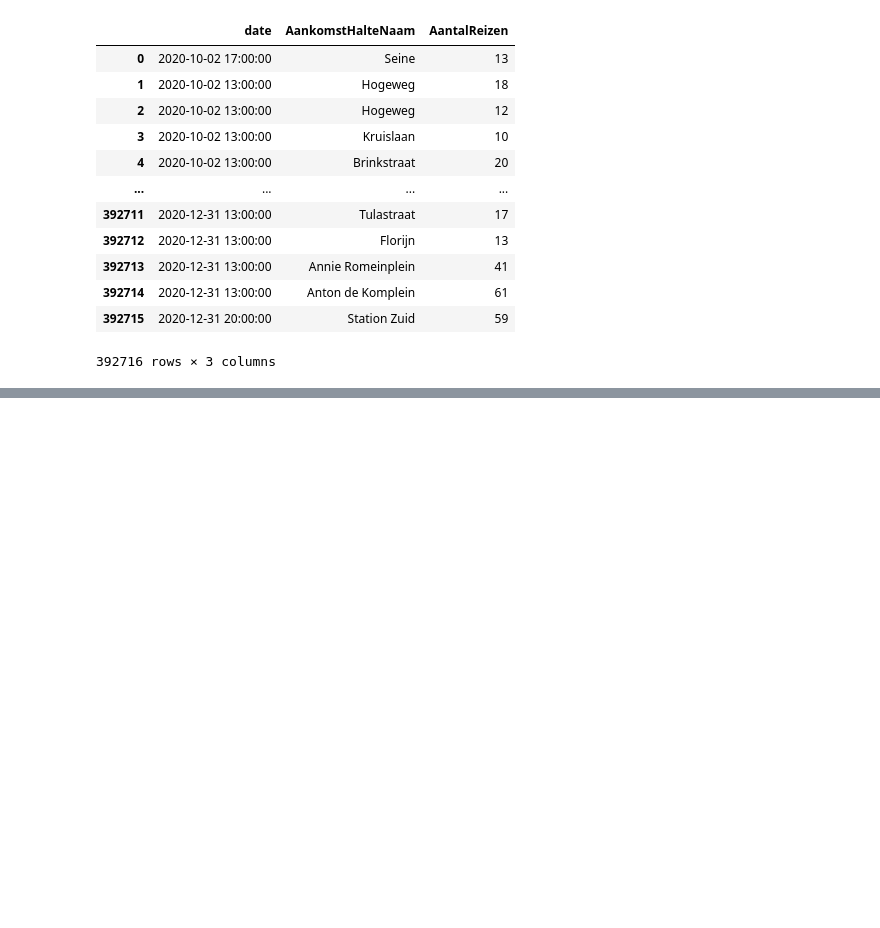
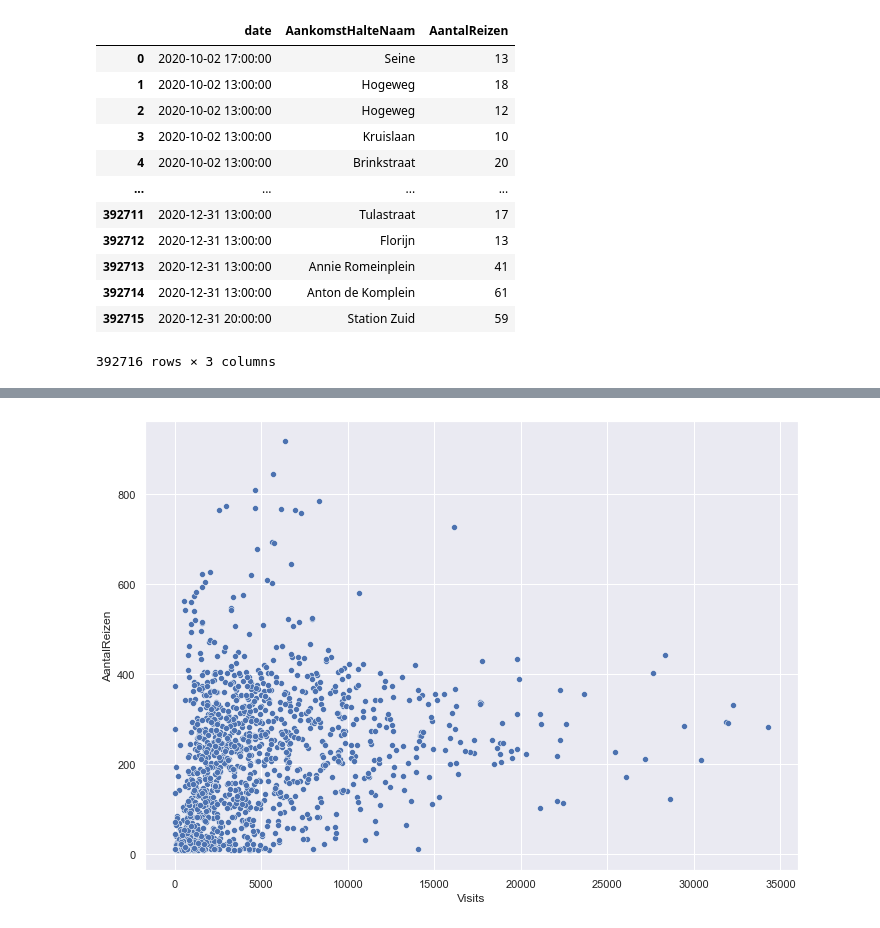
Before and after one commit to lotteph/DSP, a Jupyter notebook: GVB 2020.ipynb, the cells around one changed output, grey strips where cells are left out. Saved outputs shown, nothing was run; the diff lists cells and outputs as text; code cells hidden in the pictures; blank space fills up the shorter version.

Commit message:
Added scatterplot

```diff
--- a/GVB 2020.ipynb
+++ b/GVB 2020.ipynb
@@ -324,0 +342,14 @@ See the caveats in the documentation: https://pandas.pydata.org/pandas-docs/stab
+# %%
+# Select Resono vondelpark data, make it (temporary) hourly to see the correlation with amount of journeys.
+# Merge resono vondelpark data with gvb data. there are a lot of values that can not be matched, during the
+# night trams do not run.
+resono_oosterpark = resono[resono['Location'] == 'Oosterpark']
+resono_oosterpark['Start'] = pd.to_datetime(resono_oosterpark['Start'])
+resono_oosterpark = resono_oosterpark.set_index('Start')
+
+resono_oosterpark_hourly = resono_oosterpark.resample('H').sum().drop(columns = ['Unnamed: 0'])
+resono_oosterpark_hourly.index = resono_oosterpark_hourly.index.tz_convert(None)
+
+resonoXvisits_oosterpark = resono_oosterpark_hourly.loc["2020-10":].join(vondelpark_journeys)
+resonoXvisits_oosterpark = resonoXvisits_oosterpark.dropna()
+resonoXvisits_oosterpark
@@ -324,0 +376,4 @@ See the caveats in the documentation: https://pandas.pydata.org/pandas-docs/stab
+# %%
+sns.scatterplot(data=resonoXvisits_oosterpark, x="Visits", y="AantalReizen");
+# %% [output]
+[figure, added]
```
Also changed, not shown: parts of 20 cells of this notebook.
